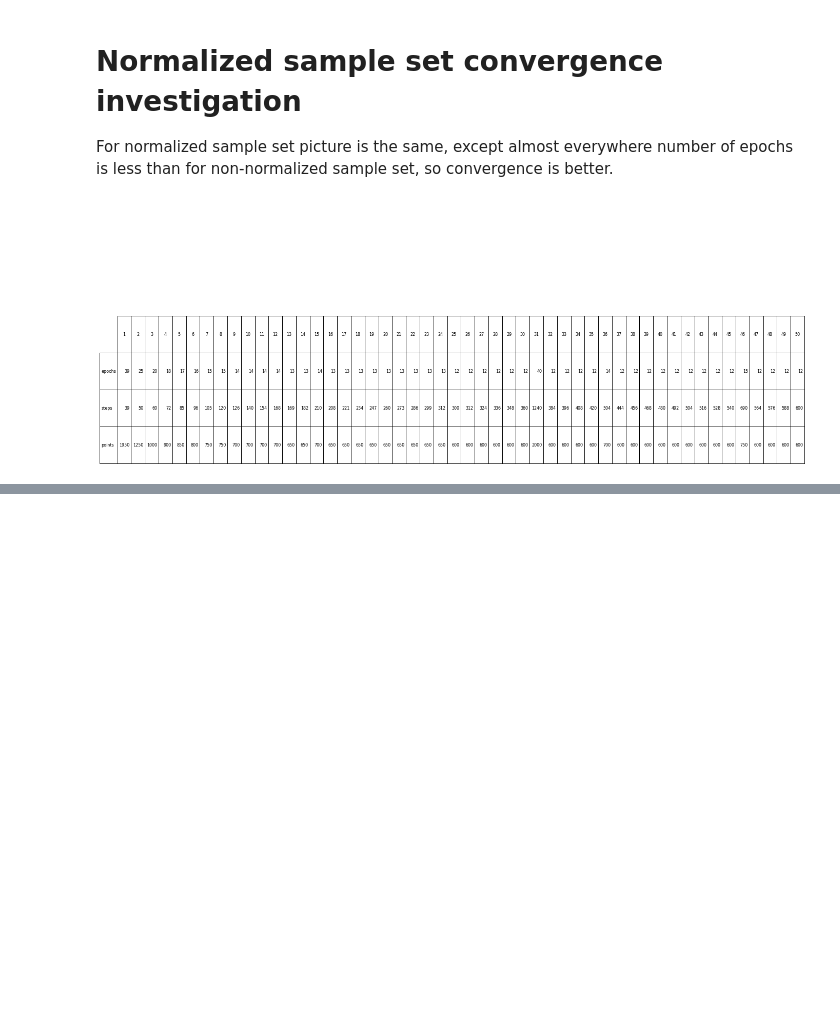
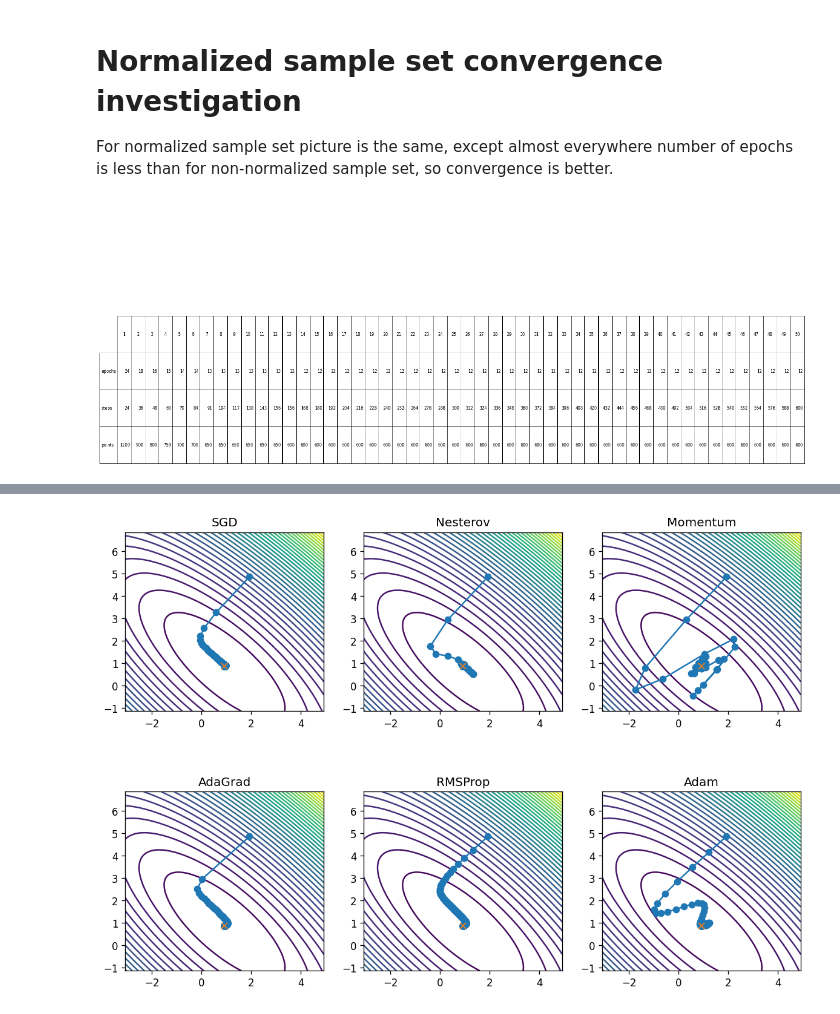
Before and after one commit to YuriNeverov/Optimization-Methods-Gradient-Descent, a Jupyter notebook: StochasticGradientDescent.ipynb, the cells around one changed output, grey strips where cells are left out. Cells and saved outputs as stored; diff of their text form; code cells hidden in the pictures; blank space fills up the shorter version.

```diff
--- a/StochasticGradientDescent.ipynb
+++ b/StochasticGradientDescent.ipynb
@@ -329,0 +437,85 @@ convergence_investigation_normalized()
+# %%
+def modifications_analysis():
+  sample_size = 100
+  x_dim = 2
+  const_bound = 0
+  bounds = np.array([10, 10])
+
+  sample_set, w_true = generate_samples(sample_size, x_dim, NoiseLevel(NoiseLevel.NoiseKind.UNIFORM, 0.2, 0.2),
+                                        const_bound, bounds)
+
+  num = 100
+  X, Y = np.meshgrid(
+    np.linspace(w_true[1] - 4, w_true[1] + 4, num),
+    np.linspace(w_true[2] - 2, w_true[2] + 6, num)
+  )
+  A = np.array([np.repeat(w_true[0], num ** 2), X.flatten(), Y.flatten()])
+  B = w_true.reshape(-1, 1)
+  f = lambda ws: ((sample_set.Xs @ ws - sample_set.Xs @ B) ** 2).mean(axis=0)
+  Z = f(A).reshape(num, num)
+
+  # modifications
+  step_fun = StepBasedSF(0.005, 0.5, 1000)
+  nesterov_fun = NesterovSF(0.006, 0.85)
+  momentum_fun = MomentumSF(0.006, 0.8)
+  adam_grad_fun = AdamGradSF(1.9)
+  rms_prop_fun = RMSPropSF(0.06, 0.99)
+  adam_fun = AdamSF(0.7)
+
+  names = ['SGD', 'Nesterov', 'Momentum', 'AdaGrad', 'RMSProp', 'Adam']
+  funs = [step_fun, nesterov_fun, momentum_fun, adam_grad_fun, rms_prop_fun, adam_fun]
+  n = len(funs)
+
+  epoches = np.zeros(n)
+  losses = np.zeros(n)
+  memory_usages = []
+  time_usages = []
+
+  # plot traces
+  fig = plt.figure(dpi=120)
+  fig.set_figwidth(12)
+  fig.set_figheight(8)
+  for i in range(n):
+    start_t = time.time()
+    (mem_stats, (path, stats)) = memory_usage(
+      (sgd_linear_regression,
+       (sample_set, 1000000, 1e-6, 1, funs[i],),
+       {'w': np.array([w_true[0], w_true[1] + 1, w_true[2] + 4])}
+       ), timestamps=True, retval=True)
+    losses[i] = f(path.T)[-1]
+    epoches[i] = stats.total_epochs
+    memory_usages.append(np.max(np.array(mem_stats)[:,0]))
+    time_usages.append(1e3 * (np.max(np.array(mem_stats)[:,1]) - start_t))
+    plt.subplot(231 + i)
+    plt.contour(X, Y, Z, levels=45)
+    plt.title(names[i])
+    plt.plot(path[:, 1], path[:, 2], 'o-')
+    plt.plot(w_true[1], w_true[2], 'x')
+  plt.subplots_adjust(hspace=0.45)
+  plt.show()
+
+  for i in range(n):
+    print("final loss of " + names[i].ljust(8) + " is", "%0.8f" % losses[i])
+
+  # plot bars
+  def plot_bar(data: np.ndarray, ylabel: str):
+    plt.figure(dpi=100)
+    plt.ylabel(ylabel)
+    rects = plt.bar(names, data)
+    for rect in rects:
+      height = rect.get_height()
+      plt.annotate('{:.1f}'.format(height),
+                  xy=(rect.get_x() + rect.get_width() / 2, height),
+                  xytext=(0, 0),
+                  textcoords="offset points",
+                  ha='center', va='bottom')
+    plt.show()
+
+  plot_bar(epoches, 'Epoches')
+  plot_bar(memory_usages, 'Memory ( MiB )')
+  plot_bar(time_usages, 'Time ( ms )')
+
+
+modifications_analysis()
+# %% [output]
+[figure, added]
```
Also changed, not shown: parts of 15 cells of this notebook.
